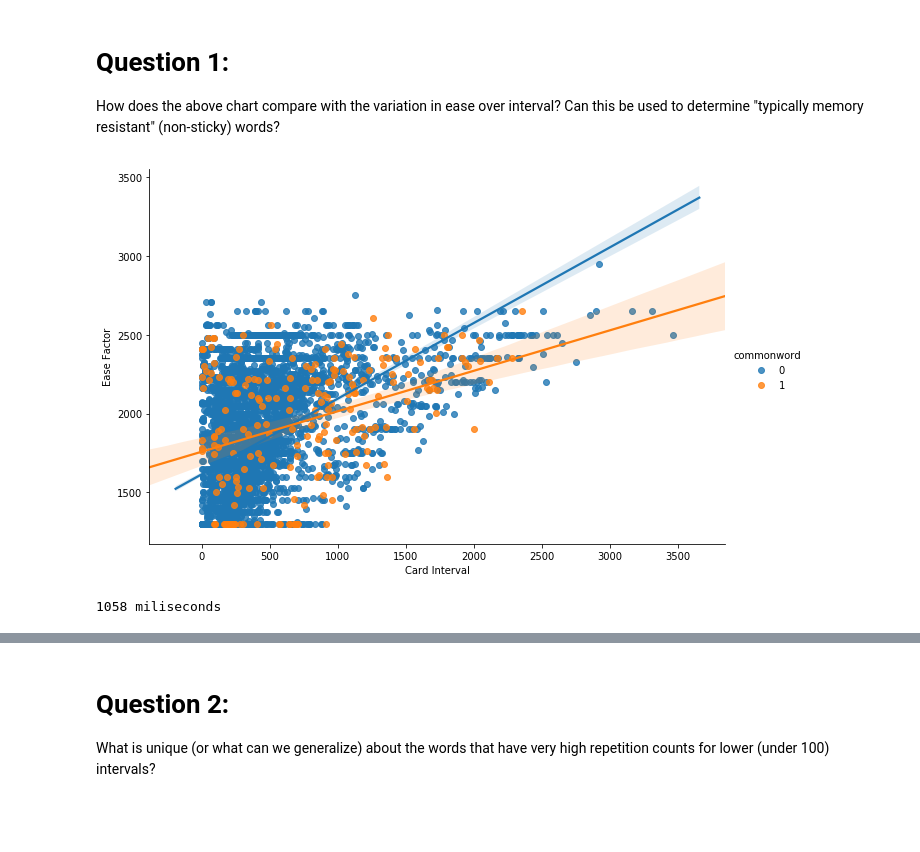
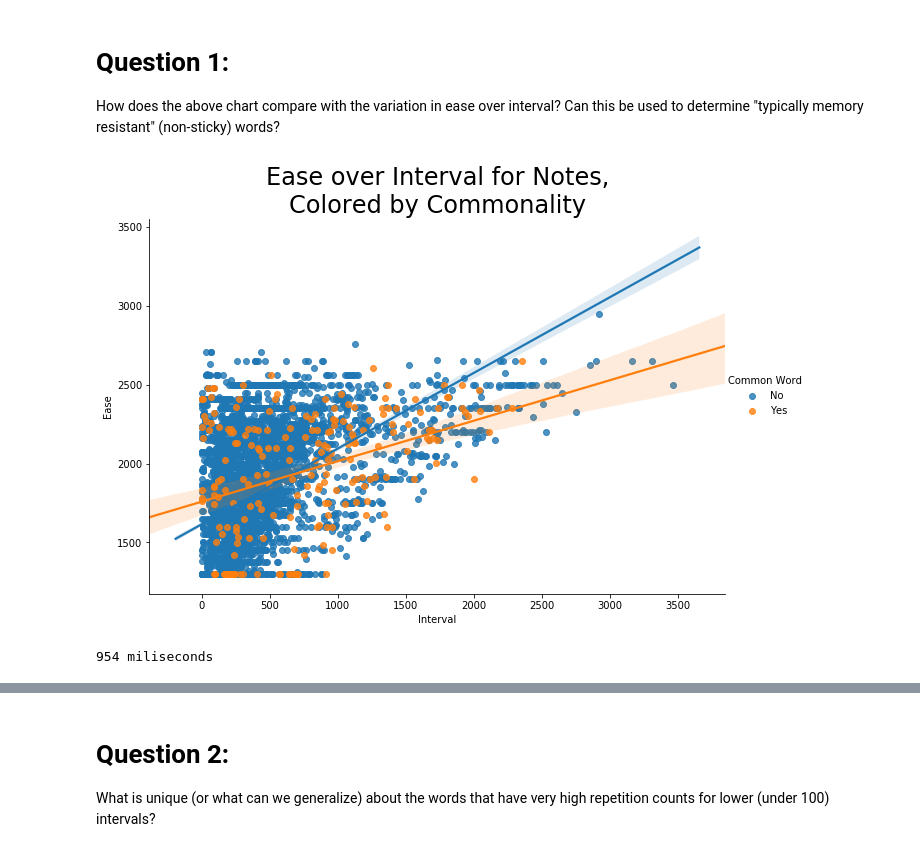
Before and after one commit to avidrucker/vocab-analysis, a Jupyter notebook: section_4_visualize_the_data.ipynb, the cells around one changed output, grey strips where cells are left out. Cells and saved outputs as stored; diff of their text form; code cells hidden in the pictures; blank space fills up the shorter version.

```diff
--- a/section_4_visualize_the_data.ipynb
+++ b/section_4_visualize_the_data.ipynb
@@ -134,16 +170,23 @@ How does the above chart compare with the variation in ease over interval? Can t
 # %%
 # graph 003
 def stuff_3():
     ax = sns.lmplot(x='mean_ivl', y='mean_factor', height=6, aspect=1.5, data=df_notes,
                     hue='commonword'
                     #legend_out = True
                    )
-    ax.set(xlabel='Card Interval', ylabel='Ease Factor')
-    #new_title = 'Card\nInterval\nQuintile'
-    #ax._legend.set_title(new_title)
+    ax.set(xlabel='Interval', ylabel='Ease')
+
+    new_title = 'Common Word'
+    ax._legend.set_title(new_title)
+
+    new_labels = ['No','Yes']
+    for t, l in zip(ax._legend.texts, new_labels):
+        t.set_text(l)
+
+    plt.title('Ease over Interval for Notes,\nColored by Commonality', fontsize=24)
     plt.show()
 
 time_it(stuff_3)
 # %% [output]
-[figure, old version]
+[figure, new version]
-1058 miliseconds
+954 miliseconds
```
Also changed, not shown: parts of 28 cells of this notebook, 3 other files.
